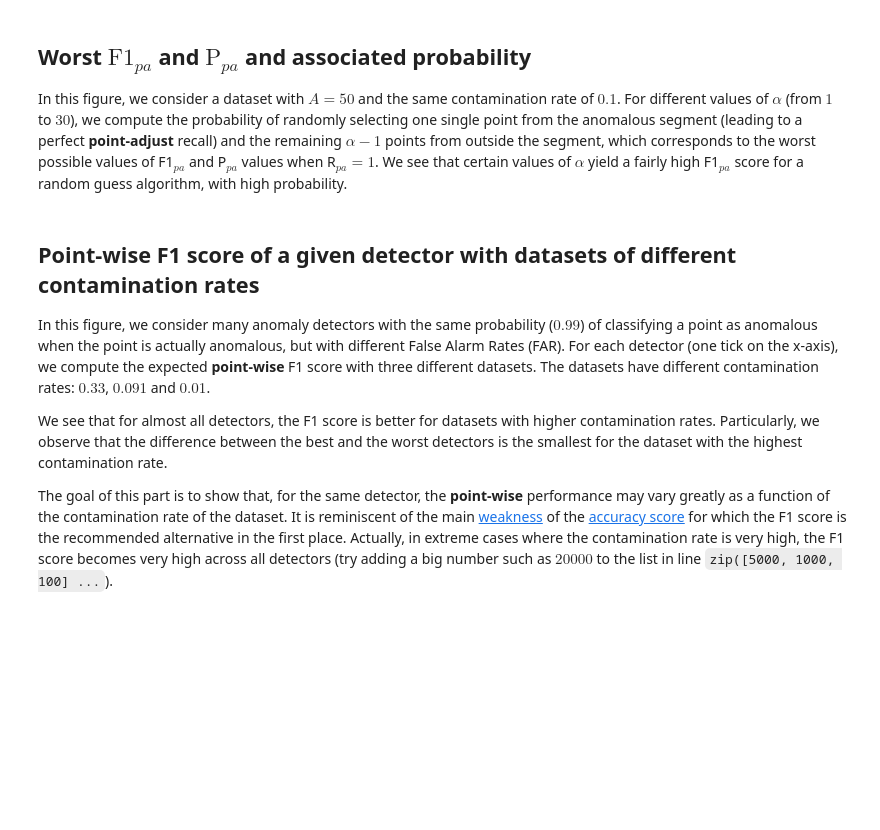
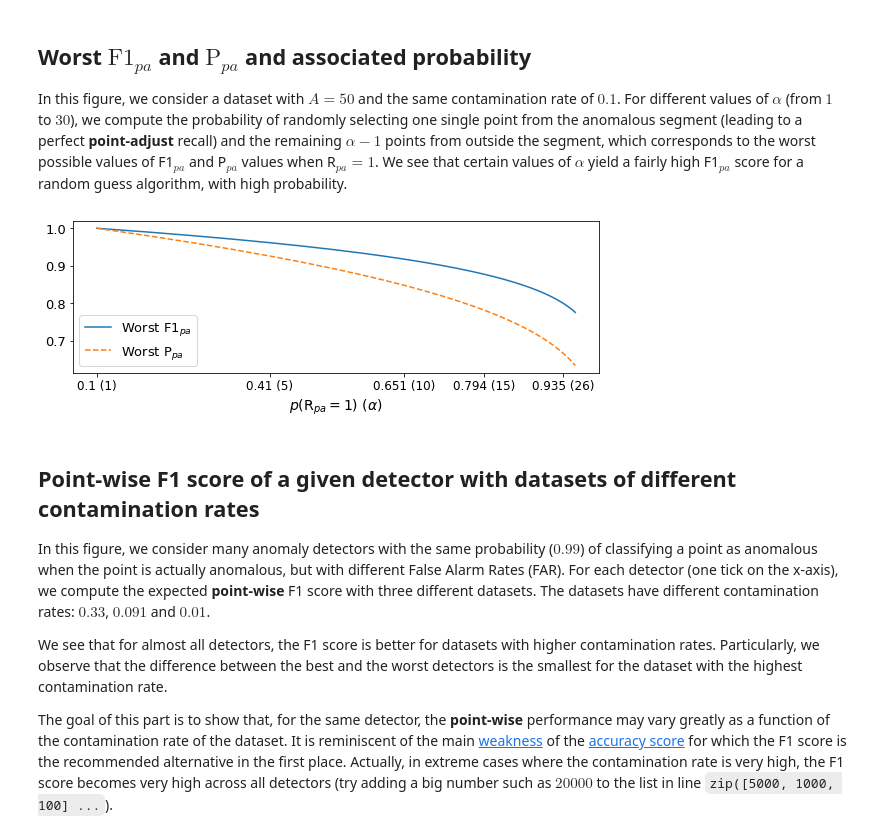
Before and after one commit to amsehili/MVTSEvalPaper, a Jupyter notebook: notebooks/Figures.ipynb, the cells around one changed output. Cells and saved outputs as stored; diff of their text form; code cells hidden in the pictures; blank space fills up the shorter version.

```diff
--- a/notebooks/Figures.ipynb
+++ b/notebooks/Figures.ipynb
@@ -143,25 +154,32 @@ In this figure, we consider a dataset with $A=50$ and the same contamination rat
 # %%
 init_matplotlib(figsize=(8, 3), bgcolor="#FFFFFF")
 A = 50
 alpha = np.arange(1, 31)
 proba_perfect_R_pa = 1 - (1 - r) ** alpha
 
 P = A / (A + alpha - 1)
 F1 = (2 * P * 1) / (P + 1)
 
 label = "$p($" + "R$_" + "{" + "pa" + "}=1)~$" + "($\\alpha$)"
 
 plt.xlabel(label, fontsize=14)
 # plt.ylabel("Precision")
 
 x_ticks_pos = proba_perfect_R_pa
 x_ticks_val = np.array([f"{round(p, 3)} ({a})" for p, a in zip(proba_perfect_R_pa, alpha)])
 indices = [0, 4, 9, 14, -5]
-plt.xticks(x_ticks_pos[indices], x_ticks_val[indices], fontsize=11)
+plt.xticks(x_ticks_pos[indices], x_ticks_val[indices], fontsize=14)
 
 plt.plot(proba_perfect_R_pa, F1, label="Worst F1$_{pa}$")
 plt.plot(proba_perfect_R_pa, P, "--", label="Worst P$_{pa}$")
-_ = plt.legend(fontsize=12)
+plt.legend(fontsize=13)
+
+plt.xticks(fontsize=12)
+plt.yticks(fontsize=13)
+plt.tight_layout()
+plt.savefig("figures/f1-pa-A50-worst-case.pdf", bbox_inches="tight")
+# %% [output]
+[figure, added]
 # %% [markdown]
 ## Point-wise F1 score of a given detector with datasets of different contamination rates
 In this figure, we consider many anomaly detectors with the same probability ($0.99$) of classifying a point as anomalous when the point is actually anomalous, but with different False Alarm Rates (FAR). For each detector (one tick on the x-axis), we compute the expected **point-wise** F1 score with three different datasets. The datasets have different contamination rates: $0.33$, $0.091$ and $0.01$.
```
Also changed, not shown: parts of 4 cells of this notebook.
